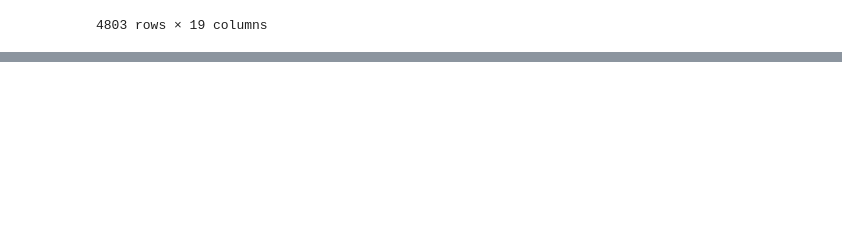
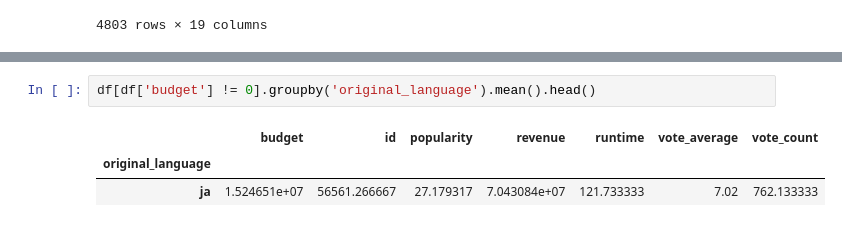
Before and after one commit to Ito-01-20/statistics_practice, a Jupyter notebook: Pandas.ipynb, the cells around one changed output, grey strips where cells are left out. Drawn from its saved outputs; the diff is of its cells as text; blank space fills up the shorter version.

```diff
--- a/seaborn.ipynb
+++ b/Pandas.ipynb
@@ -182,0 +227,6 @@ df.drop('id', axis=1)
+# %%
+df[df['budget'] != 0].groupby('original_language').mean().head()
+# %% [output]
+|  | budget | id | popularity | revenue | runtime | vote_average | vote_count |
+| original_language |  |  |  |  |  |  |  |
+| ja | 1.524651e+07 | 56561.266667 | 27.179317 | 7.043084e+07 | 121.733333 | 7.02 | 762.133333 |
```
Also changed, not shown: parts of 7 cells of this notebook, 1 other file.
